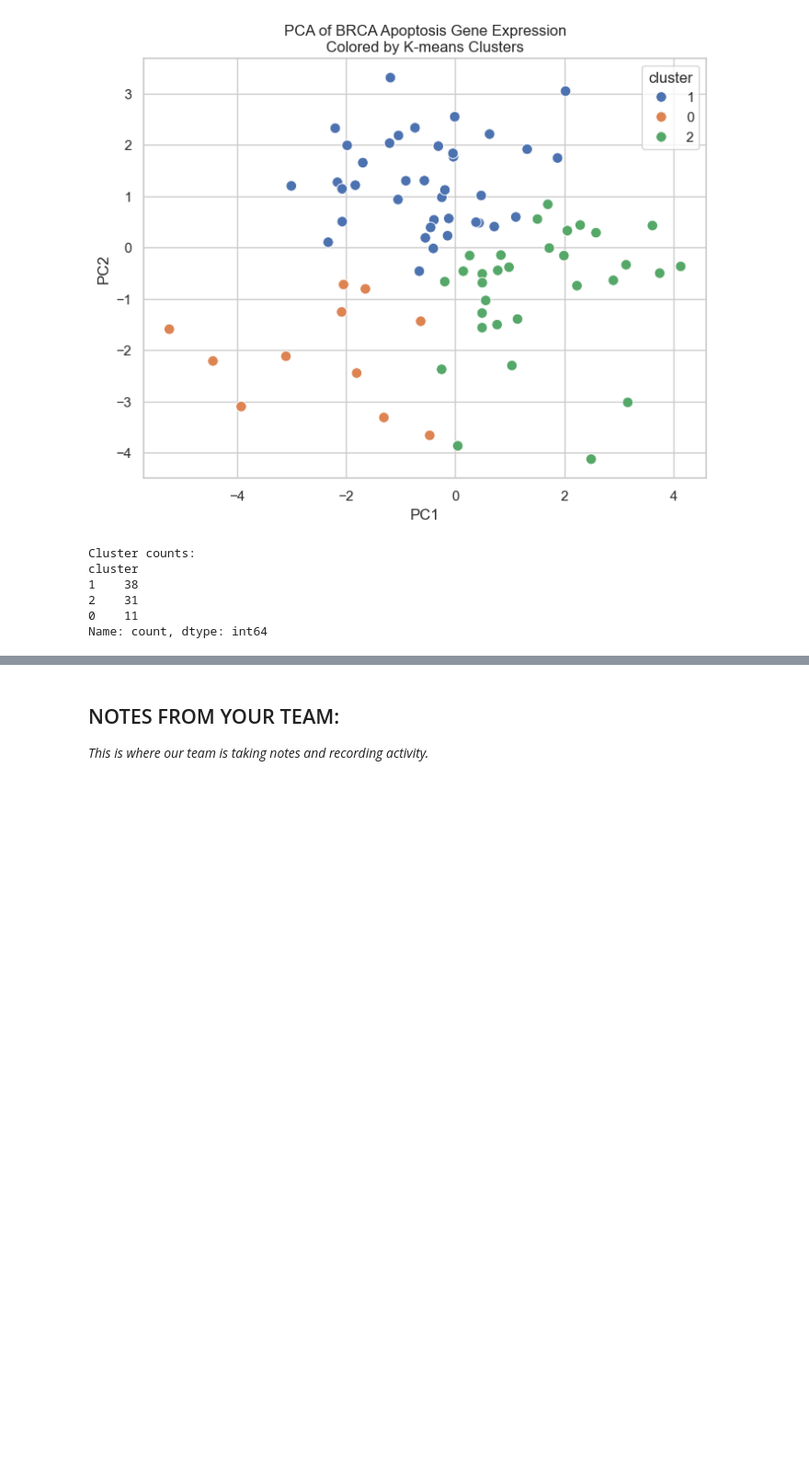
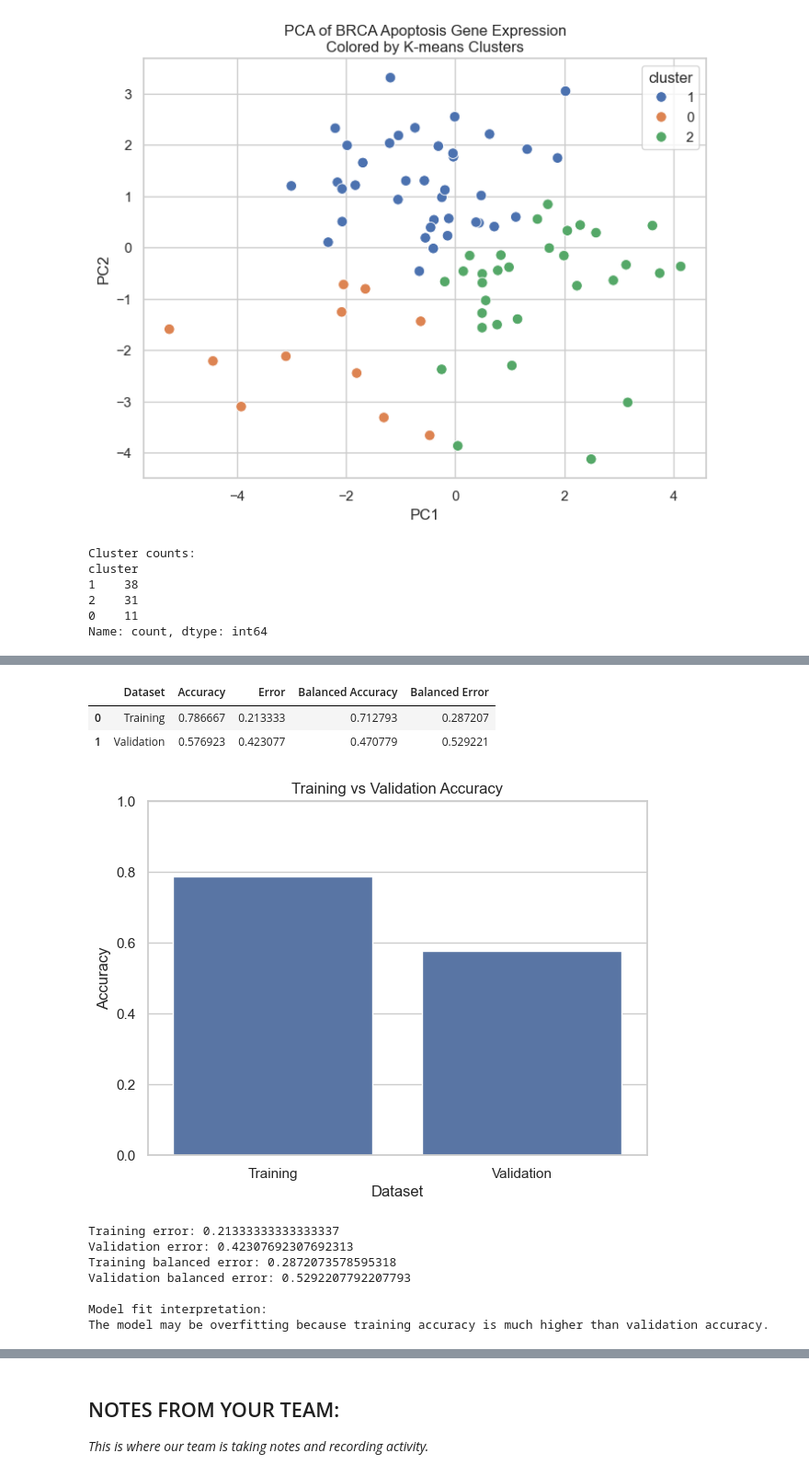
Before and after one commit to breckleytheresa13-debug/Module-4-Cancer_breckley_chen, a Jupyter notebook: code/Module 4 Template.ipynb, the cells around one changed output, grey strips where cells are left out. Shown at 92% size. Saved outputs shown, nothing was run; the diff lists cells and outputs as text; code cells hidden in the pictures; blank space fills up the shorter version.

Commit message:
5/5/2026 @ 6:33 PM
Complete code and interpretations for final project.

```diff
--- a/code/Module 4 Template.ipynb
+++ b/code/Module 4 Template.ipynb
@@ -407,0 +672,57 @@ NameError: name 'brca_metadata' is not defined
+# %%
+# -----------------------------
+# Compare in-sample and out-of-sample error
+# -----------------------------
+
+train_error = 1 - train_accuracy
+validation_error = 1 - validation_accuracy
+
+train_balanced_error = 1 - train_balanced_accuracy
+validation_balanced_error = 1 - validation_balanced_accuracy
+
+results_df = pd.DataFrame({
+    "Dataset": ["Training", "Validation"],
+    "Accuracy": [train_accuracy, validation_accuracy],
+    "Error": [train_error, validation_error],
+    "Balanced Accuracy": [train_balanced_accuracy, validation_balanced_accuracy],
+    "Balanced Error": [train_balanced_error, validation_balanced_error]
+})
+
+display(results_df)
+
+# Simple bar plot of training vs validation accuracy
+plt.figure(figsize=(7, 5))
+sns.barplot(data=results_df, x="Dataset", y="Accuracy")
+plt.ylim(0, 1)
+plt.title("Training vs Validation Accuracy")
+plt.show()
+
+print("Training error:", train_error)
+print("Validation error:", validation_error)
+print("Training balanced error:", train_balanced_error)
+print("Validation balanced error:", validation_balanced_error)
+
+# Basic interpretation helper
+accuracy_gap = train_accuracy - validation_accuracy
+
+if accuracy_gap > 0.15:
+    model_fit_interpretation = "The model may be overfitting because training accuracy is much higher than validation accuracy."
+elif train_accuracy < 0.60 and validation_accuracy < 0.60:
+    model_fit_interpretation = "The model may be underfitting because both training and validation accuracy are low."
+else:
+    model_fit_interpretation = "The model appears reasonably fit as a first-pass baseline, but more validation is needed before drawing strong conclusions."
+
+print("\nModel fit interpretation:")
+print(model_fit_interpretation)
+# %% [output]
+|  | Dataset | Accuracy | Error | Balanced Accuracy | Balanced Error |
+| 0 | Training | 0.786667 | 0.213333 | 0.712793 | 0.287207 |
+| 1 | Validation | 0.576923 | 0.423077 | 0.470779 | 0.529221 |
+[figure, added]
+Training error: 0.21333333333333337
+Validation error: 0.42307692307692313
+Training balanced error: 0.2872073578595318
+Validation balanced error: 0.5292207792207793
+
+Model fit interpretation:
+The model may be overfitting because training accuracy is much higher than validation accuracy.
```
Also changed, not shown: parts of 40 cells of this notebook.
